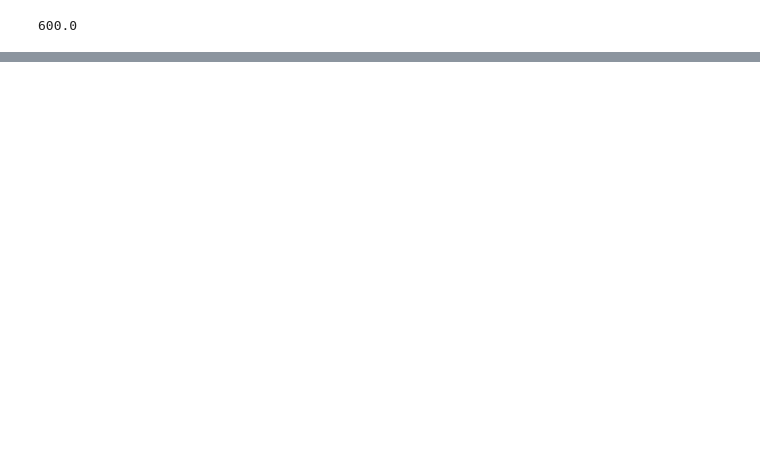
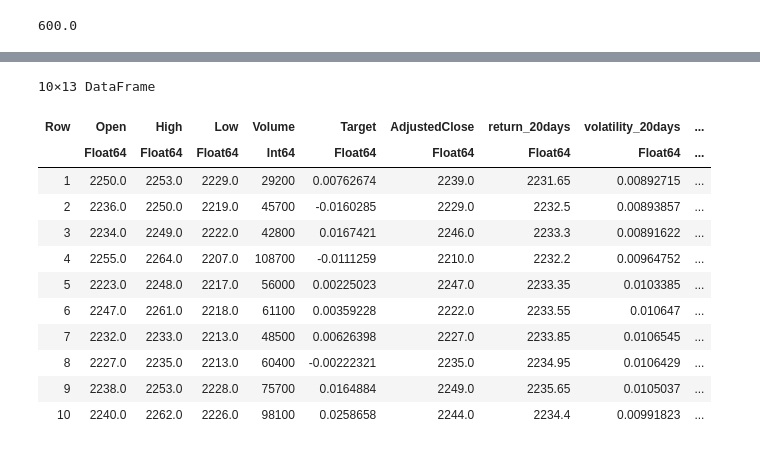
Before and after one commit to chesterkv/15.095-Machine-Learning, a Jupyter notebook: src/models/prescription.ipynb, the cells around one changed output, grey strips where cells are left out. Saved outputs shown, nothing was run; the diff lists cells and outputs as text; code cells hidden in the pictures; blank space fills up the shorter version.

```diff
--- a/src/models/prescription.ipynb
+++ b/src/models/prescription.ipynb
@@ -291,0 +258,32 @@ end
+# %%
+using NearestNeighbors, Statistics
+df_train = df[df[:, :Date] .!= Date(2022,6,24),:]
+df_test = df[df[:, :Date] .== Date(2022,6,24),:]
+X_train = df_train[:, Not([1,2,7,15])]
+y_train = df_train[:, :Target]
+
+X_test = df_test[:, Not([1,2,7,15])]
+
+num_neighbors = 25
+kdtree = KDTree(Matrix(X_train)'; leafsize = 10)
+indices_test, dists_test = knn(kdtree, Matrix(X_test)', num_neighbors)
+
+y_pred = zeros(2000)
+for i in 1:2000
+    y_pred[i] = mean(y_train[indices_test[i,:]])
+end
+#compute for each stock the mean drawdown for all its neighbors
+drawdown_pred = zeros(200)
+for i in 1:2000
+    drawdown_pred[i] = mean(df_train[indices_test[i,:],:Drawdown])
+
+end
+#we select the top 200 stocks to buy and the bottom 200 stocks to shorts based on the predictions
+indeces_top = sortperm(y_pred, rev=true)[1:200]
+indeces_bottom = sortperm(y_pred, rev=false)[1:200]
+
+y_pred_top = y_pred[indeces_top]
+y_pred_bottom = y_pred[indeces_bottom]
+
+drawdown_pred_top = drawdown_pred[indeces_top]
+drawdown_pred_bottom = drawdown_pred[indeces_bottom]
@@ -348,0 +503,16 @@ sum(w_opt_knn[i] * df_2022_06_24_top[!,"Target"][i] for i in 1:200) + sum(w_opt_
+# %%
+first(X_test, 10)
+# %% [output]
+10×13 DataFrame
+| Row | Open | High | Low | Volume | Target | AdjustedClose | return_20days | volatility_20days | ... |
+|  | Float64 | Float64 | Float64 | Int64 | Float64 | Float64 | Float64 | Float64 | ... |
+| 1 | 2250.0 | 2253.0 | 2229.0 | 29200 | 0.00762674 | 2239.0 | 2231.65 | 0.00892715 | ... |
+| 2 | 2236.0 | 2250.0 | 2219.0 | 45700 | -0.0160285 | 2229.0 | 2232.5 | 0.00893857 | ... |
+| 3 | 2234.0 | 2249.0 | 2222.0 | 42800 | 0.0167421 | 2246.0 | 2233.3 | 0.00891622 | ... |
+| 4 | 2255.0 | 2264.0 | 2207.0 | 108700 | -0.0111259 | 2210.0 | 2232.2 | 0.00964752 | ... |
+| 5 | 2223.0 | 2248.0 | 2217.0 | 56000 | 0.00225023 | 2247.0 | 2233.35 | 0.0103385 | ... |
+| 6 | 2247.0 | 2261.0 | 2218.0 | 61100 | 0.00359228 | 2222.0 | 2233.55 | 0.010647 | ... |
+| 7 | 2232.0 | 2233.0 | 2213.0 | 48500 | 0.00626398 | 2227.0 | 2233.85 | 0.0106545 | ... |
+| 8 | 2227.0 | 2235.0 | 2213.0 | 60400 | -0.00222321 | 2235.0 | 2234.95 | 0.0106429 | ... |
+| 9 | 2238.0 | 2253.0 | 2228.0 | 75700 | 0.0164884 | 2249.0 | 2235.65 | 0.0105037 | ... |
+| 10 | 2240.0 | 2262.0 | 2226.0 | 98100 | 0.0258658 | 2244.0 | 2234.4 | 0.00991823 | ... |
```
Also changed, not shown: parts of 29 cells of this notebook, 2 other files.
